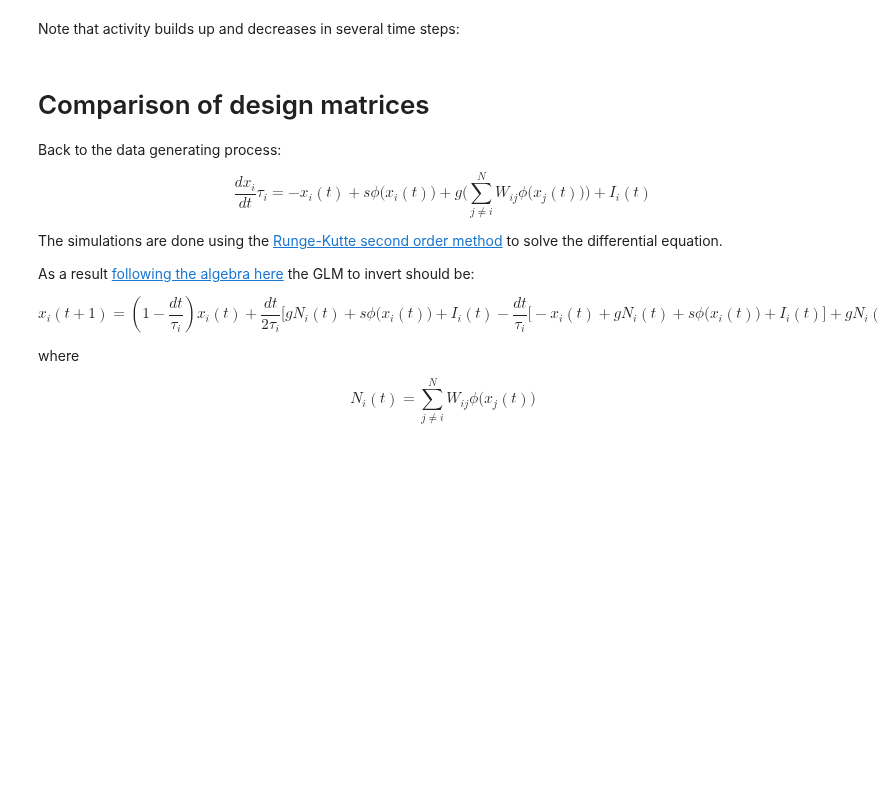
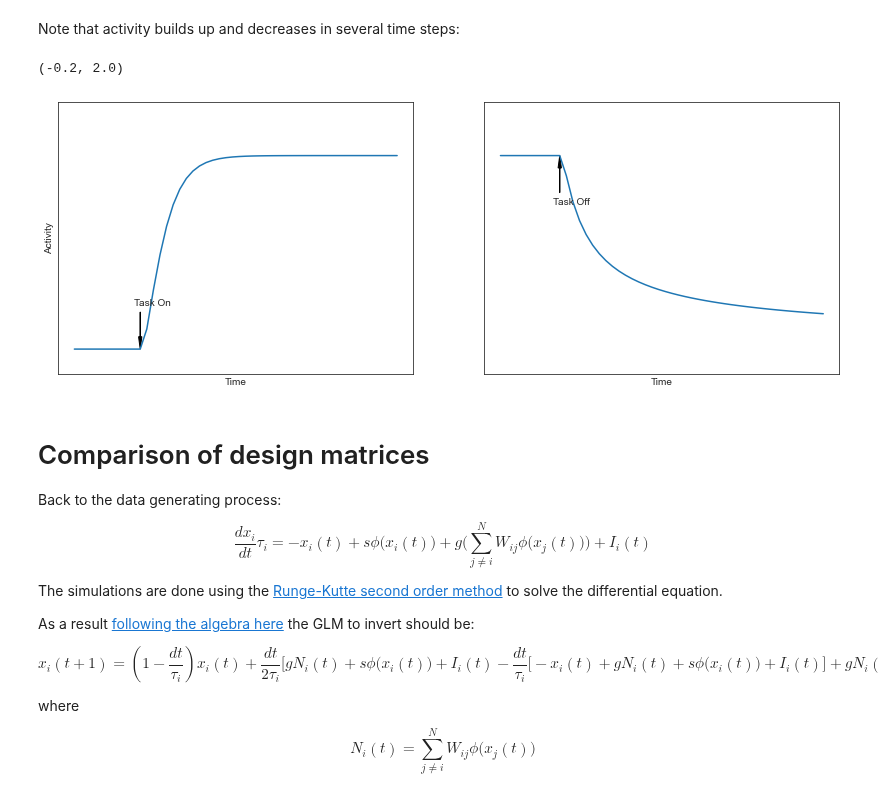
Before and after one commit to zenkavi/NeuralMassModels, a Jupyter notebook: simulations/NB1_Minimal_model.ipynb, the cells around one changed output. Cells and saved outputs as stored; diff of their text form; code cells hidden in the pictures; blank space fills up the shorter version.

```diff
--- a/simulations/NB1_Minimal_model.ipynb
+++ b/simulations/NB1_Minimal_model.ipynb
@@ -140,32 +142,36 @@ Note that activity builds up and decreases in several time steps:
 # %%
 plt.rcParams["figure.figsize"][0] = 14
 plt.rcParams["figure.figsize"][1] = 5
 fig, a = plt.subplots(1, 2)
 
 node = 0
 task_on_t = np.where(np.diff(tasktiming) != 0)[0][0]
 task_off_t = np.where(np.diff(tasktiming) != 0)[0][1]
-range_start = 45
-range_end = 70
-plt_ranges = [range(range_start, range_end), range(range_start+50, range_end+50)]
+range_start = 45*int(1/sim_args['dt'])
+range_end = 70*int(1/sim_args['dt'])
+const = 50*int(1/sim_args['dt'])
+plt_ranges = [range(range_start, range_end), range(range_start+const, range_end+const)]
 
 a[0].plot(taskdata[node, plt_ranges[0]])
 a[0].annotate("Task On", xy=(task_on_t - range_start-1, 0.35), xytext=(task_on_t - range_start-1, 0.35))
 a[0].arrow(task_on_t - range_start, 0.3, 0, -0.2, head_width=0.5, head_length=0.1, fc='k', ec='k')
 a[0].set_xticks([])
 a[0].set_yticks([])
 a[0].set_xlabel("Time")
 a[0].set_ylabel("Activity")
 a[0].set_ylim([-0.2,2])
 
 a[1].plot(taskdata[node, plt_ranges[1]])
-a[1].annotate("Task Off", xy=(task_off_t - (range_start+50)-1,  max(taskdata[node]) - .4), xytext=(task_off_t - (range_start+50)-1,  max(taskdata[node]) - .4))
-a[1].arrow(task_off_t - (range_start+50), max(taskdata[node]) - .3, 0, 0.2, head_width=0.5, head_length=0.1, fc='k', ec='k')
+a[1].annotate("Task Off", xy=(task_off_t - (range_start+const)-1,  max(taskdata[node]) - .4), xytext=(task_off_t - (range_start+const)-1,  max(taskdata[node]) - .4))
+a[1].arrow(task_off_t - (range_start+const), max(taskdata[node]) - .3, 0, 0.2, head_width=0.5, head_length=0.1, fc='k', ec='k')
 a[1].set_xticks([])
 a[1].set_yticks([])
 a[1].set_xlabel("Time")
 a[1].set_ylabel("")
 a[1].set_ylim([-0.2,2])
+# %% [output]
+(-0.2, 2.0)
+[figure, added]
 # %% [markdown]
 # Comparison of design matrices
 
```
Also changed, not shown: parts of 7 cells of this notebook, 2 other files.
